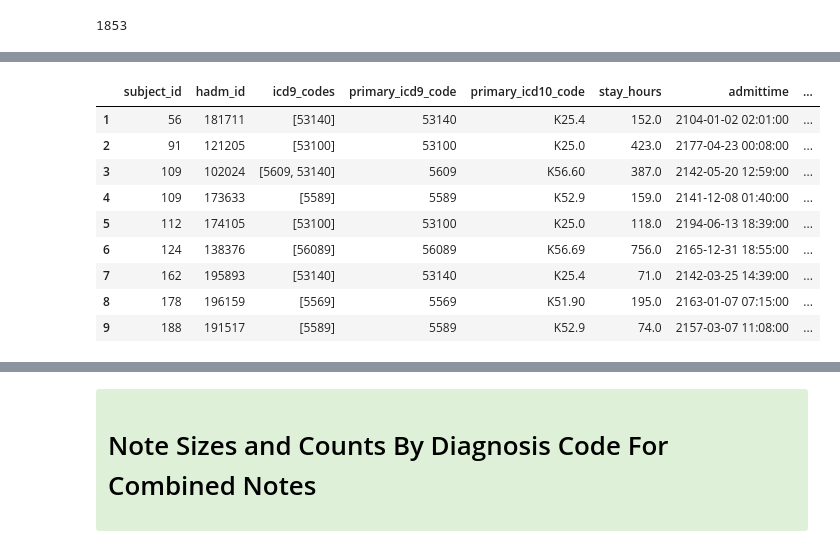
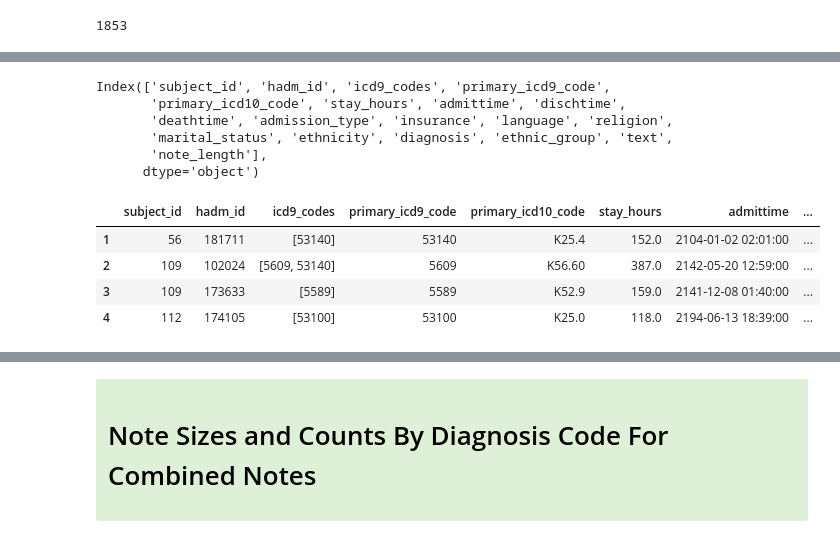
Before and after one commit to rdpratti/Medical-MIMIC-Research, a Jupyter notebook: Notebooks/MIMIC-Notes-EDA.ipynb, the cells around one changed output, grey strips where cells are left out. Drawn from its saved outputs; the diff is of its cells as text; code cells hidden in the pictures.

```diff
--- a/Notebooks/MIMIC-Notes-EDA.ipynb
+++ b/Notebooks/MIMIC-Notes-EDA.ipynb
@@ -897,0 +851,16 @@ Combine Notes and Add to Admissions for the Intestinal Conditions</left></h1></f
+# %%
+# This functuion selects notes within 3 days of admission date and merges them onto admission data
+def less_n_days_data(df_adm_notes, n):
+    print('initial: ',len(df_adm_notes))
+    df_less_n = df_adm_notes[
+        ((df_adm_notes['chartdate'] - df_adm_notes['admittime_c']).dt.total_seconds() / (24 * 60 * 60)) < n]
+    df_less_n = df_less_n[df_less_n['text'].notnull()]
+    print('less_n: ',len(df_less_n))
+    df_concat = pd.DataFrame(df_less_n.groupby(['subject_id','hadm_id'])['text'].apply(lambda x: "%s" % ' '.join(x))).reset_index()
+    print('final: ',len(df_concat))
+    df_concat['text'] = df_concat['text'].str.lstrip()
+    df_concat['note_length'] = df_concat['text'].apply(len)
+    return df_concat
+# %%
+
+intsl_notes_less_3 = less_n_days_data(intsl_notes[intsl_notes['stay_hours'] >= 84], 3)
@@ -898,43 +881,22 @@ Combine Notes and Add to Admissions for the Intestinal Conditions</left></h1></f
 # %%
-def combine_notes(notes):
-# This function combine all the individual notes on an admission into one note
-    temp_note = ' '
-    new_ct = 0
-    for note in notes:
-        new_ct += 1
- #      print('new_ct: ', new_ct, 'note: ', note[0:20])
-        temp_note += note
- #   print('out_length: ', len(temp_note))
-    return temp_note
-
-
-# Read in Notes and Join wanted_admissions with notes
-#
-notes = pd.read_parquet(file4,engine='auto',use_nullable_dtypes=True)
-
-sel_categories = ['Nursing/other', 'Nursing', 'Physician']
-pn_notes = notes.loc[notes['category'].isin(sel_categories)]
-pn_notes[1:5]
-
-pn_full_notes = pn_notes[['subject_id','hadm_id','text']].groupby(['subject_id','hadm_id'],as_index=False)\
-                                .agg({'text': combine_notes}).reset_index()
-pn_full_notes['note_length'] = pn_full_notes['text'].apply(len)
-
-intsl_notes = pd.merge(spec_intel_amds, pn_full_notes, on=['subject_id', 'hadm_id'])
-
-intsl_notes.columns
-intsl_notes[1:10]
+intsl_notes = intsl_notes.sort_values(by=['subject_id','hadm_id','chartdate'])
+intsl_notes = pd.merge(spec_intel_adms, intsl_notes_less_3,
+                        on = ['subject_id','hadm_id'],
+                        how = 'inner')
+print(intsl_notes.columns)
+intsl_notes[1:5]
 # %% [output]
+Index(['subject_id', 'hadm_id', 'icd9_codes', 'primary_icd9_code',
+       'primary_icd10_code', 'stay_hours', 'admittime', 'dischtime',
+       'deathtime', 'admission_type', 'insurance', 'language', 'religion',
+       'marital_status', 'ethnicity', 'diagnosis', 'ethnic_group', 'text',
+       'note_length'],
+      dtype='object')
 |  | subject_id | hadm_id | icd9_codes | primary_icd9_code | primary_icd10_code | stay_hours | admittime | ... |
 | 1 | 56 | 181711 | [53140] | 53140 | K25.4 | 152.0 | 2104-01-02 02:01:00 | ... |
-| 2 | 91 | 121205 | [53100] | 53100 | K25.0 | 423.0 | 2177-04-23 00:08:00 | ... |
-| 3 | 109 | 102024 | [5609, 53140] | 5609 | K56.60 | 387.0 | 2142-05-20 12:59:00 | ... |
-| 4 | 109 | 173633 | [5589] | 5589 | K52.9 | 159.0 | 2141-12-08 01:40:00 | ... |
-| 5 | 112 | 174105 | [53100] | 53100 | K25.0 | 118.0 | 2194-06-13 18:39:00 | ... |
-| 6 | 124 | 138376 | [56089] | 56089 | K56.69 | 756.0 | 2165-12-31 18:55:00 | ... |
-| 7 | 162 | 195893 | [53140] | 53140 | K25.4 | 71.0 | 2142-03-25 14:39:00 | ... |
-| 8 | 178 | 196159 | [5569] | 5569 | K51.90 | 195.0 | 2163-01-07 07:15:00 | ... |
-| 9 | 188 | 191517 | [5589] | 5589 | K52.9 | 74.0 | 2157-03-07 11:08:00 | ... |
+| 2 | 109 | 102024 | [5609, 53140] | 5609 | K56.60 | 387.0 | 2142-05-20 12:59:00 | ... |
+| 3 | 109 | 173633 | [5589] | 5589 | K52.9 | 159.0 | 2141-12-08 01:40:00 | ... |
+| 4 | 112 | 174105 | [53100] | 53100 | K25.0 | 118.0 | 2194-06-13 18:39:00 | ... |
 # %%
 intsl_notes[0:5]
 # %% [output]
```
Also changed, not shown: parts of 34 cells of this notebook, 3 other files.
